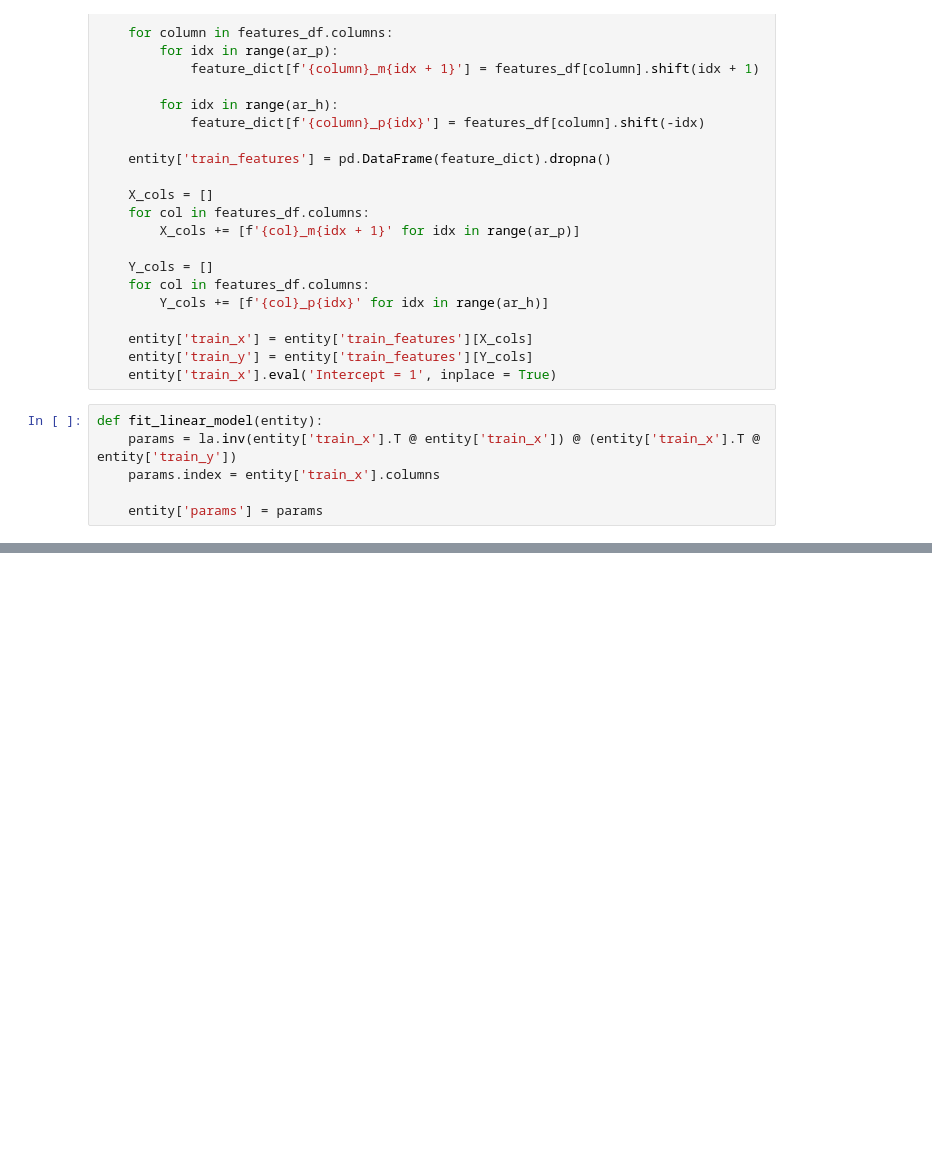
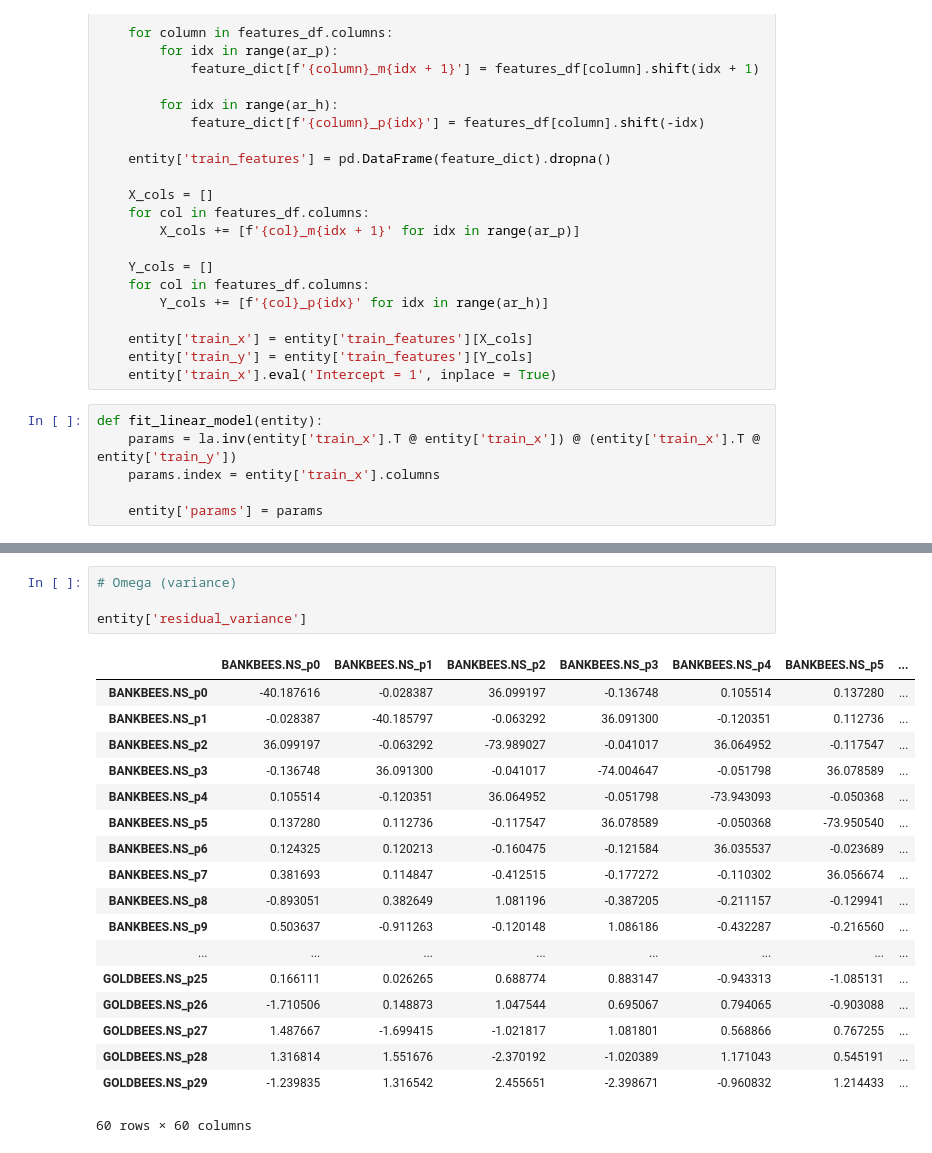
Before and after one commit to vkthakur90/Monte_Carlo_Option_Pricing, a Jupyter notebook: Modern_Portfolio_Theory_(Linear_Regression).ipynb, the cells around one changed output, grey strips where cells are left out. Cells and saved outputs as stored; diff of their text form; blank space fills up the shorter version.

```diff
--- a/Modern_Portfolio_Theory_(Linear_Regression).ipynb
+++ b/Modern_Portfolio_Theory_(Linear_Regression).ipynb
@@ -93,0 +119,23 @@ Downloading GOLDBEES.NS
+# %%
+# Omega (variance)
+
+entity['residual_variance']
+# %% [output]
+|  | BANKBEES.NS_p0 | BANKBEES.NS_p1 | BANKBEES.NS_p2 | BANKBEES.NS_p3 | BANKBEES.NS_p4 | BANKBEES.NS_p5 | ... |
+| BANKBEES.NS_p0 | -40.187616 | -0.028387 | 36.099197 | -0.136748 | 0.105514 | 0.137280 | ... |
+| BANKBEES.NS_p1 | -0.028387 | -40.185797 | -0.063292 | 36.091300 | -0.120351 | 0.112736 | ... |
+| BANKBEES.NS_p2 | 36.099197 | -0.063292 | -73.989027 | -0.041017 | 36.064952 | -0.117547 | ... |
+| BANKBEES.NS_p3 | -0.136748 | 36.091300 | -0.041017 | -74.004647 | -0.051798 | 36.078589 | ... |
+| BANKBEES.NS_p4 | 0.105514 | -0.120351 | 36.064952 | -0.051798 | -73.943093 | -0.050368 | ... |
+| BANKBEES.NS_p5 | 0.137280 | 0.112736 | -0.117547 | 36.078589 | -0.050368 | -73.950540 | ... |
+| BANKBEES.NS_p6 | 0.124325 | 0.120213 | -0.160475 | -0.121584 | 36.035537 | -0.023689 | ... |
+| BANKBEES.NS_p7 | 0.381693 | 0.114847 | -0.412515 | -0.177272 | -0.110302 | 36.056674 | ... |
+| BANKBEES.NS_p8 | -0.893051 | 0.382649 | 1.081196 | -0.387205 | -0.211157 | -0.129941 | ... |
+| BANKBEES.NS_p9 | 0.503637 | -0.911263 | -0.120148 | 1.086186 | -0.432287 | -0.216560 | ... |
+| ... | ... | ... | ... | ... | ... | ... | ... |
+| GOLDBEES.NS_p25 | 0.166111 | 0.026265 | 0.688774 | 0.883147 | -0.943313 | -1.085131 | ... |
+| GOLDBEES.NS_p26 | -1.710506 | 0.148873 | 1.047544 | 0.695067 | 0.794065 | -0.903088 | ... |
+| GOLDBEES.NS_p27 | 1.487667 | -1.699415 | -1.021817 | 1.081801 | 0.568866 | 0.767255 | ... |
+| GOLDBEES.NS_p28 | 1.316814 | 1.551676 | -2.370192 | -1.020389 | 1.171043 | 0.545191 | ... |
+| GOLDBEES.NS_p29 | -1.239835 | 1.316542 | 2.455651 | -2.398671 | -0.960832 | 1.214433 | ... |
+60 rows × 60 columns
```
Also changed, not shown: parts of 9 cells of this notebook.
